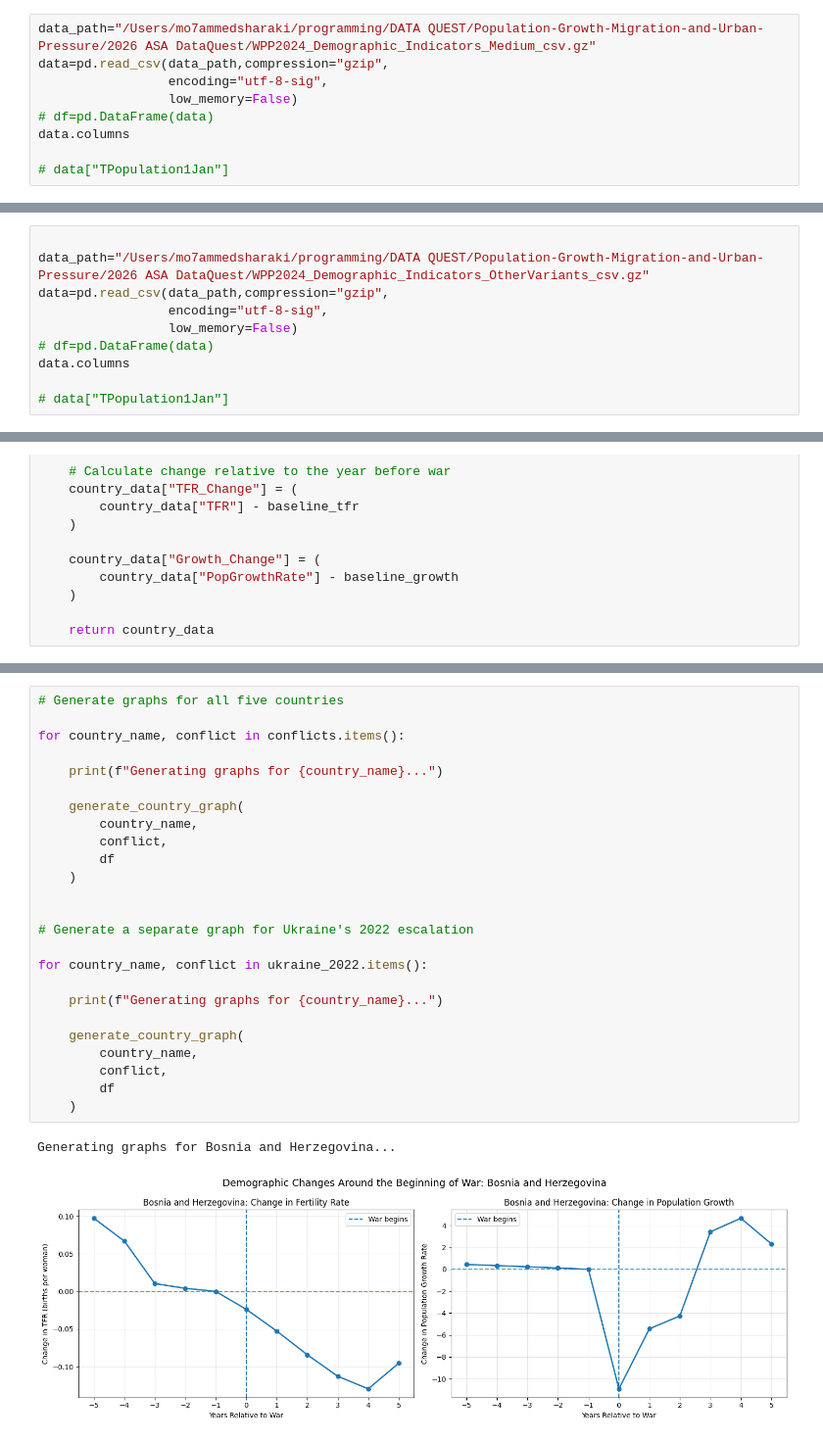
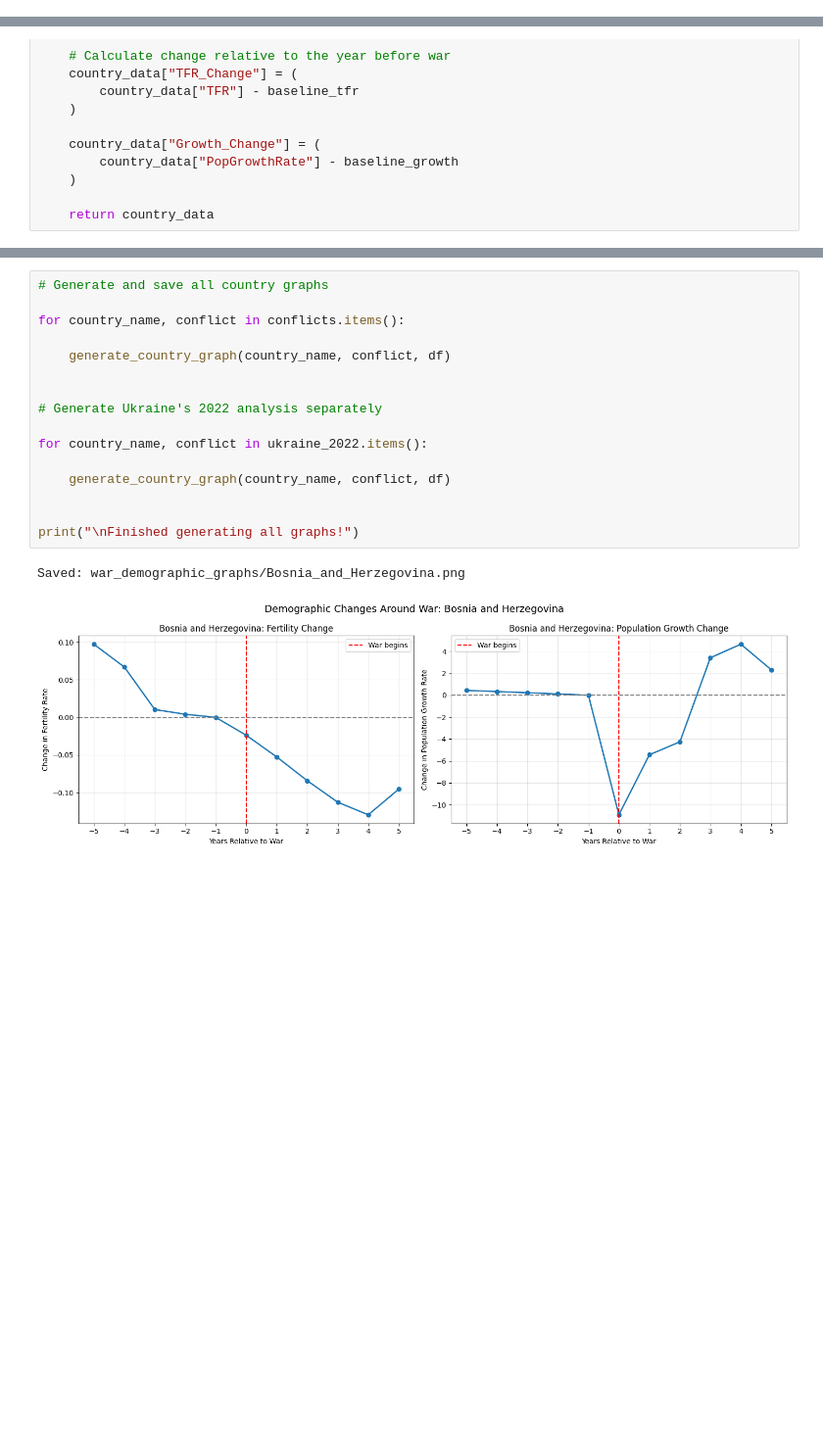
Before and after one commit to MoSharaqi/The-effect-of-war-population-and-the-fertility, a Jupyter notebook: main.ipynb, the cells around one changed output, grey strips where cells are left out. Shown at 98% size. Saved outputs shown, nothing was run; the diff lists cells and outputs as text; blank space fills up the shorter version.

Commit message:
adding figures

```diff
--- a/main.ipynb
+++ b/main.ipynb
@@ -26,12 +22,3 @@ df
 | 84358 | 326.0 | 876 | 2 | WLF | WF | 876.0 | 4.0 | Country/Area | 957.0 | ... |
 | 84359 | 326.0 | 876 | 2 | WLF | WF | 876.0 | 4.0 | Country/Area | 957.0 | ... |
 84360 rows × 67 columns
-# %%
-data_path="/Users/mo7ammedsharaki/programming/DATA QUEST/Population-Growth-Migration-and-Urban-Pressure/2026 ASA DataQuest/WPP2024_Demographic_Indicators_Medium_csv.gz"
-data=pd.read_csv(data_path,compression="gzip",
-                 encoding="utf-8-sig",
-                 low_memory=False)
-# df=pd.DataFrame(data)
-data.columns
-
-# data["TPopulation1Jan"]
@@ -53,10 +24,0 @@ Index(['SortOrder', 'LocID', 'Notes', 'ISO3_code', 'ISO2_code', 'SDMX_code',
-# %%
-
-data_path="/Users/mo7ammedsharaki/programming/DATA QUEST/Population-Growth-Migration-and-Urban-Pressure/2026 ASA DataQuest/WPP2024_Demographic_Indicators_OtherVariants_csv.gz"
-data=pd.read_csv(data_path,compression="gzip",
-                 encoding="utf-8-sig",
-                 low_memory=False)
-# df=pd.DataFrame(data)
-data.columns
-
-# data["TPopulation1Jan"]
@@ -293,28 +231,19 @@ def generate_country_graph(country_name, conflict, df):
 # %%
-# Generate graphs for all five countries
+# Generate and save all country graphs
 
 for country_name, conflict in conflicts.items():
 
-    print(f"Generating graphs for {country_name}...")
-
-    generate_country_graph(
-        country_name,
-        conflict,
-        df
-    )
+    generate_country_graph(country_name, conflict, df)
 
 
-# Generate a separate graph for Ukraine's 2022 escalation
+# Generate Ukraine's 2022 analysis separately
 
 for country_name, conflict in ukraine_2022.items():
 
-    print(f"Generating graphs for {country_name}...")
+    generate_country_graph(country_name, conflict, df)
 
-    generate_country_graph(
-        country_name,
-        conflict,
-        df
-    )
+
+print("\nFinished generating all graphs!")
 # %% [output]
-Generating graphs for Bosnia and Herzegovina...
+Saved: war_demographic_graphs/Bosnia_and_Herzegovina.png
-[figure, old version]
+[figure, new version]
```
Also changed, not shown: parts of 13 cells of this notebook, 7 other files.
